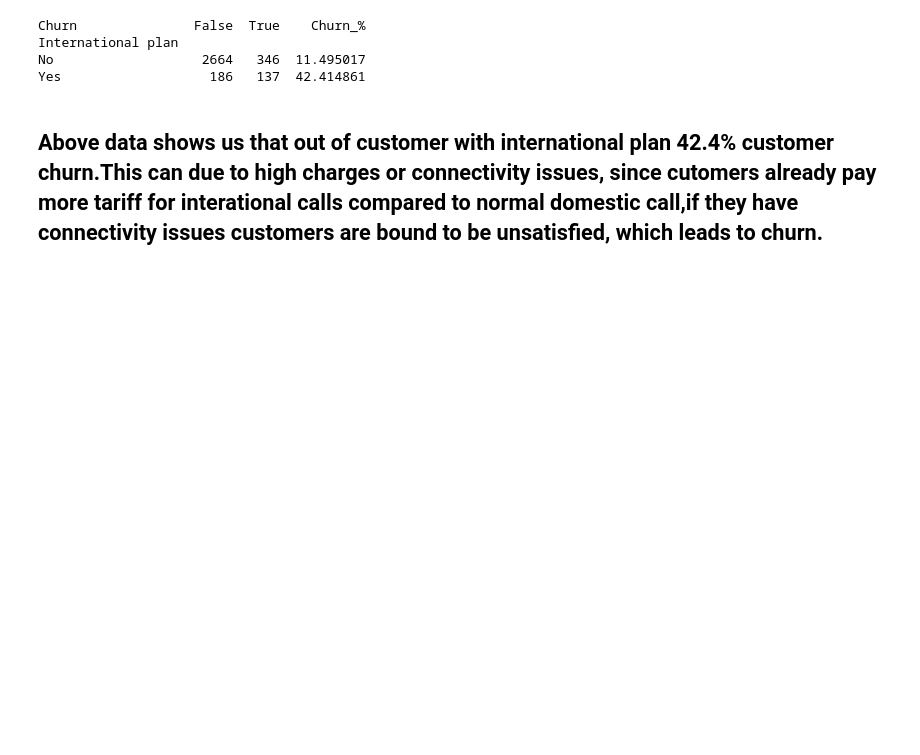
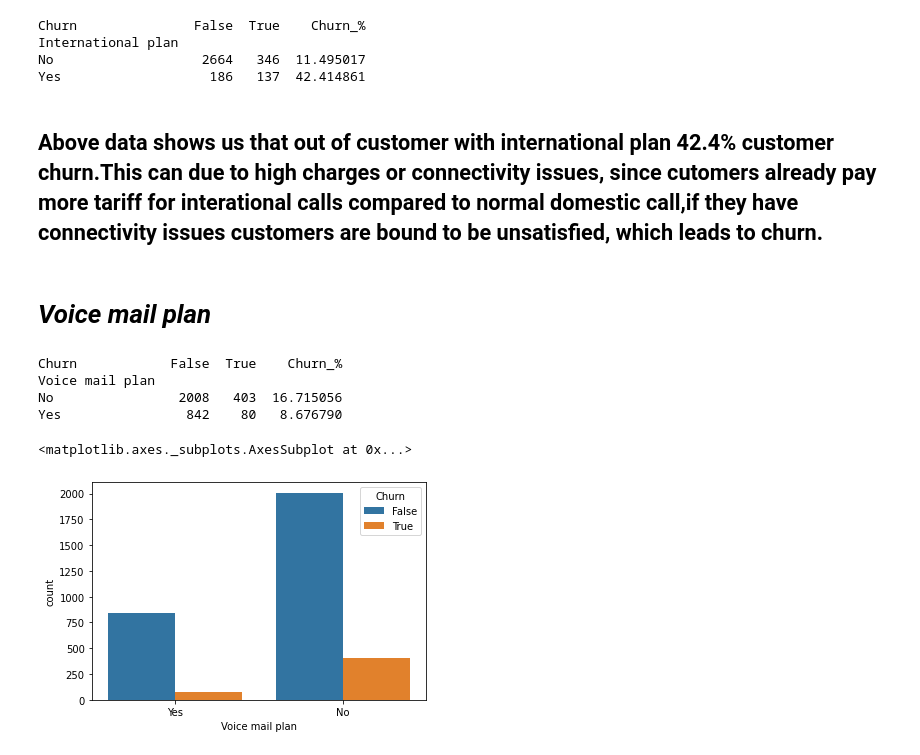
Before and after one commit to Ajinkya-dak/Exploratory-Data-Analysis-of-telecom-churn-dataset, a Jupyter notebook: Telecom_churn_(capstone_project_1)_.ipynb, the cells around one changed output. Cells and saved outputs as stored; diff of their text form; code cells hidden in the pictures; blank space fills up the shorter version.

```diff
--- a/Telecom_churn_(capstone_project_1)_.ipynb
+++ b/Telecom_churn_(capstone_project_1)_.ipynb
@@ -315,3 +315,22 @@ No                   2664   346  11.495017
 Yes                   186   137  42.414861
 # %% [markdown]
 ## Above data shows us that out of customer with international plan 42.4% customer churn.This can due to high charges or connectivity issues, since cutomers already pay more tariff for interational calls compared to normal domestic call,if they have connectivity  issues customers are bound to be unsatisfied, which leads to churn.
+# %% [markdown]
+# ***Voice mail plan***
+# %%
+#curn rate for customer with and without voice mail paln
+Voice_mail = pd.crosstab(churn_df["Voice mail plan"],churn_df["Churn"])
+Voice_mail['Churn_%'] = Voice_mail.apply(lambda x : x[1]*100/(x[0]+x[1]),axis = 1)
+print(Voice_mail)
+# %% [output]
+Churn            False  True    Churn_%
+Voice mail plan
+No                2008   403  16.715056
+Yes                842    80   8.676790
+# %%
+'''Detailed plot of churned and non churned customer vs. customer with voice
+mail plan '''
+sns.countplot(x='Voice mail plan',hue="Churn",data = churn_df)
+# %% [output]
+<matplotlib.axes._subplots.AxesSubplot at 0x...>
+[figure, added]
```
Also changed, not shown: parts of 7 cells of this notebook.
